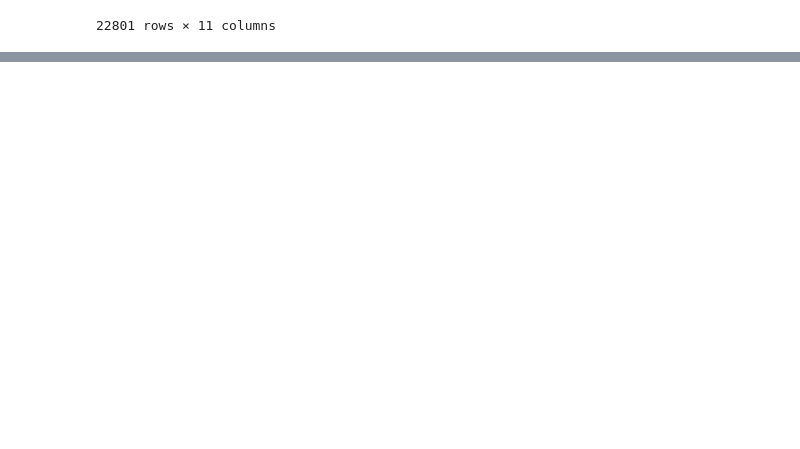
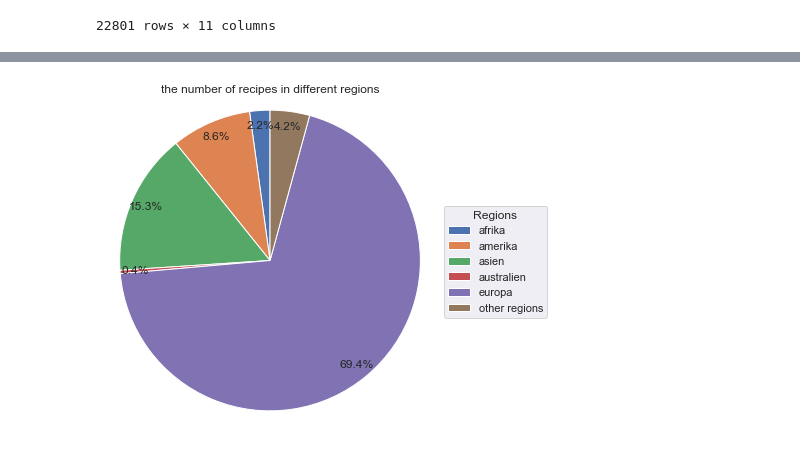
Before and after one commit to sunwen0120/Pratikum, a Jupyter notebook: wen_sun/regional analyse/Regional analysie.ipynb, the cells around one changed output, grey strips where cells are left out. Saved outputs shown, nothing was run; the diff lists cells and outputs as text; code cells hidden in the pictures; blank space fills up the shorter version.

```diff
--- a/wen_sun/regional analyse/Regional analysie.ipynb
+++ b/wen_sun/regional analyse/Regional analysie.ipynb
@@ -168,18 +174,21 @@ df
 # %%
-# # Pie chart, where the slices will be ordered and plotted counter-clockwise:
-# labels = 'afrika', 'amerika', 'asien', 'australien','europa','karibik & exotik','mittlerer & naher osten','osteuropa'
-# sizes = group_region['recipe_name']
-# explode = (0, 0, 0, 0, 0.1, 0, 0, 0)  # only "explode" the 2nd slice (i.e. 'Hogs')
+# Pie chart, where the slices will be ordered and plotted counter-clockwise:
+labels = 'afrika', 'amerika', 'asien', 'australien','europa','other regions'
+sizes = group_region['recipe_name']
+explode = (0, 0, 0, 0, 0, 0)  # only "explode" the 2nd slice (i.e. 'Hogs')
 
-# fig1, ax1 = plt.subplots()
-# ax1.pie(sizes, explode=explode, autopct='%1.1f%%',
-#         shadow=True, startangle=90)
-# ax1.axis('equal')  # Equal aspect ratio ensures that pie is drawn as a circle.
-# ax.legend(labels,
-#           title="Ingredients",
-#           loc="center left",
-#           bbox_to_anchor=(1, 0, 0.5, 1))
+fig1, ax1 = plt.subplots(figsize=(6,6))
+ax1.pie(sizes, explode=explode, autopct='%1.1f%%',pctdistance= .9,
+        shadow=False, startangle=90)
+ax1.axis('equal')  # Equal aspect ratio ensures that pie is drawn as a circle.
 
-# ax.set_title("Matplotlib bakery: A pie")
+ax1.legend(labels,
+          title="Regions",
+          loc="center left",
+          bbox_to_anchor=(1, 0, 0.5, 1))
 
-# plt.show()
+ax1.set_title("the number of recipes in different regions")
+
+plt.show()
+# %% [output]
+[figure, added]
```
Also changed, not shown: parts of 30 cells of this notebook, 6 other files.
